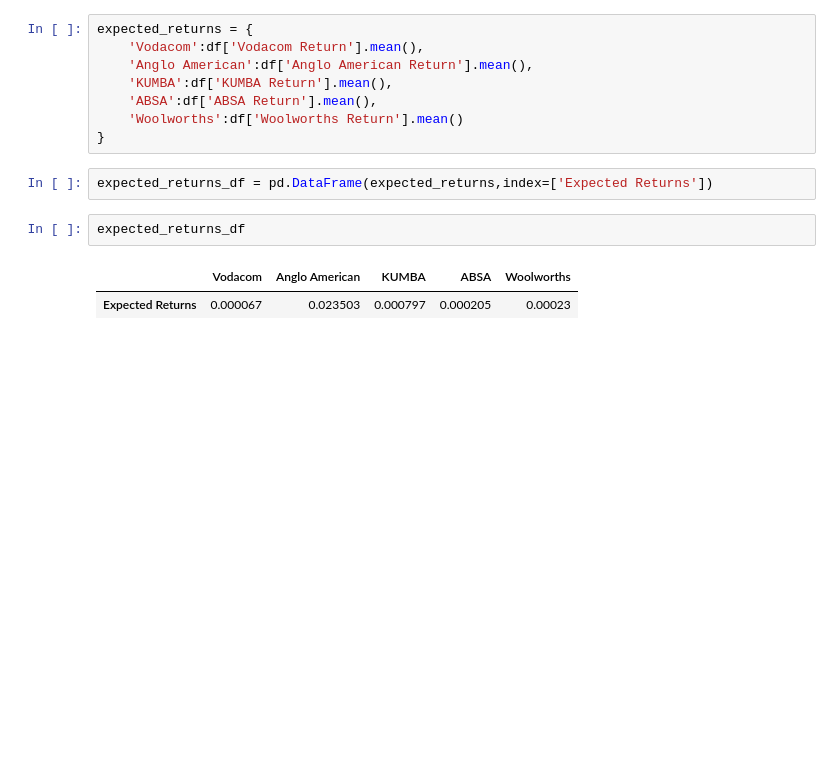
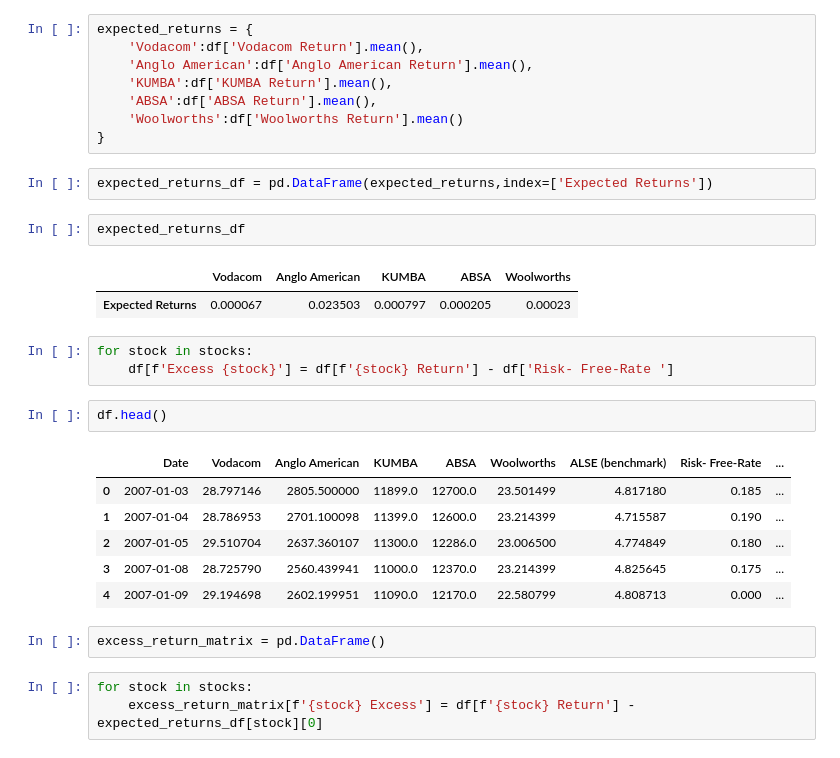
Before and after one commit to CRFisher/various-finance-python-exercises, a Jupyter notebook: Finance Exam/main.ipynb, the cells around one changed output. Saved outputs shown, nothing was run; the diff lists cells and outputs as text; blank space fills up the shorter version.

```diff
--- a/Finance Exam/main.ipynb
+++ b/Finance Exam/main.ipynb
@@ -90,3 +92,20 @@ expected_returns_df
 # %% [output]
 |  | Vodacom | Anglo American | KUMBA | ABSA | Woolworths |
 | Expected Returns | 0.000067 | 0.023503 | 0.000797 | 0.000205 | 0.00023 |
+# %%
+for stock in stocks:
+    df[f'Excess {stock}'] = df[f'{stock} Return'] - df['Risk- Free-Rate ']
+# %%
+df.head()
+# %% [output]
+|  | Date | Vodacom | Anglo American | KUMBA | ABSA | Woolworths | ALSE (benchmark) | Risk- Free-Rate | ... |
+| 0 | 2007-01-03 | 28.797146 | 2805.500000 | 11899.0 | 12700.0 | 23.501499 | 4.817180 | 0.185 | ... |
+| 1 | 2007-01-04 | 28.786953 | 2701.100098 | 11399.0 | 12600.0 | 23.214399 | 4.715587 | 0.190 | ... |
+| 2 | 2007-01-05 | 29.510704 | 2637.360107 | 11300.0 | 12286.0 | 23.006500 | 4.774849 | 0.180 | ... |
+| 3 | 2007-01-08 | 28.725790 | 2560.439941 | 11000.0 | 12370.0 | 23.214399 | 4.825645 | 0.175 | ... |
+| 4 | 2007-01-09 | 29.194698 | 2602.199951 | 11090.0 | 12170.0 | 22.580799 | 4.808713 | 0.000 | ... |
+# %%
+excess_return_matrix = pd.DataFrame()
+# %%
+for stock in stocks:
+    excess_return_matrix[f'{stock} Excess'] = df[f'{stock} Return'] - expected_returns_df[stock][0]
```
Also changed, not shown: parts of 8 cells of this notebook.
